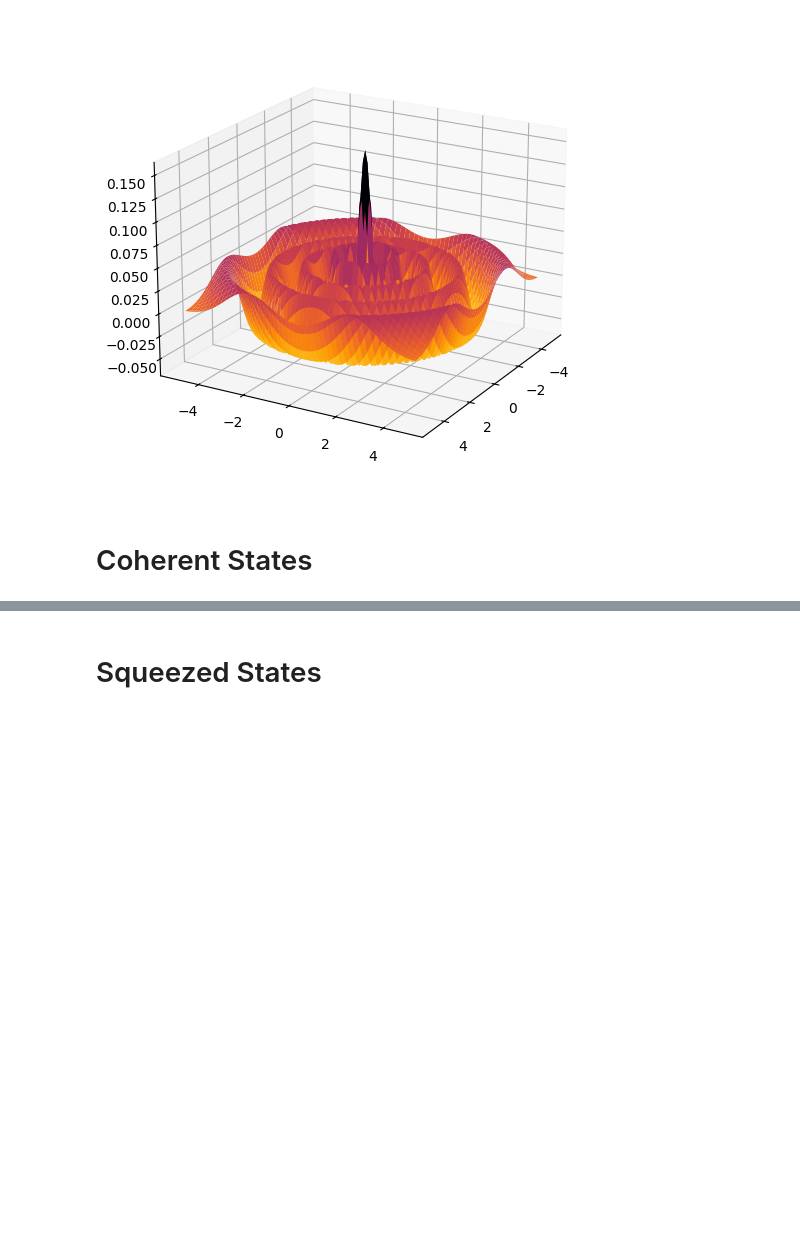
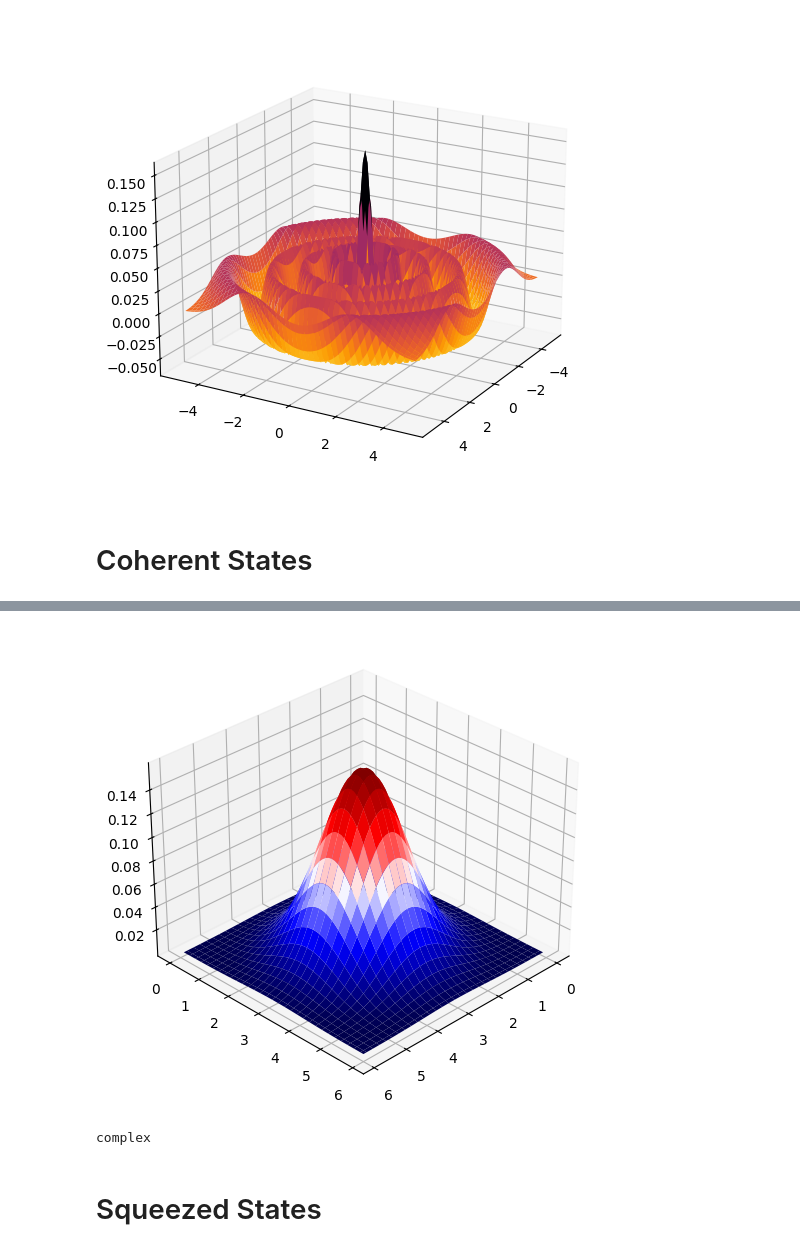
Before and after one commit to KPourgourides/Quantum-Communications-Internship-IRIDA-, a Jupyter notebook: sf_implementations.ipynb, the cells around one changed output, grey strips where cells are left out. Cells and saved outputs as stored; diff of their text form; code cells hidden in the pictures; blank space fills up the shorter version.

Commit message:
added explanations for coherent states

```diff
--- a/sf_implementations.ipynb
+++ b/sf_implementations.ipynb
@@ -9,9 +9,9 @@ from mpl_toolkits.mplot3d import Axes3D
 # Fock States
 # %%
 #Initialize the engine and program with one quantum mode/system
-prog = sf.Program(4)
+prog_fock = sf.Program(1)
 # %%
-with prog.context as q:
+with prog_fock.context as q:
     Fock(8) | q[0]
 # %%
 #run the engine and get the state
@@ -34,3 +45,31 @@ plt.show()
+# %%
+prog_coherent = sf.Program(1)
+
+with prog_coherent.context as q:
+    alpha = 1.5 + 1.5j
+    r = np.abs(alpha)
+    phi = np.angle(alpha)
+    Coherent(r, phi) | q[0]
+
+#run the engine and get the state
+eng_coherent = sf.Engine("gaussian")
+state_coherent = eng_coherent.run(prog_coherent).state
+
+X = np.arange(0, 6, 0.1)
+P = np.arange(0, 6, 0.1)
+Z = state_coherent.wigner(0, X, P)
+X, P = np.meshgrid(X, P)
+ax = plt.figure(figsize=(8, 6)).add_subplot(projection='3d')
+ax.plot_surface(X, P, Z, cmap='seismic')
+ax.view_init(elev=30, azim=45)
+
+plt.show()
+# %% [output]
+[figure, added]
+# %%
+type(alpha)
+# %% [output]
+complex
 # %% [markdown]
 # Squeezed States
 # %% [markdown]
```
Also changed, not shown: parts of 2 cells of this notebook.
